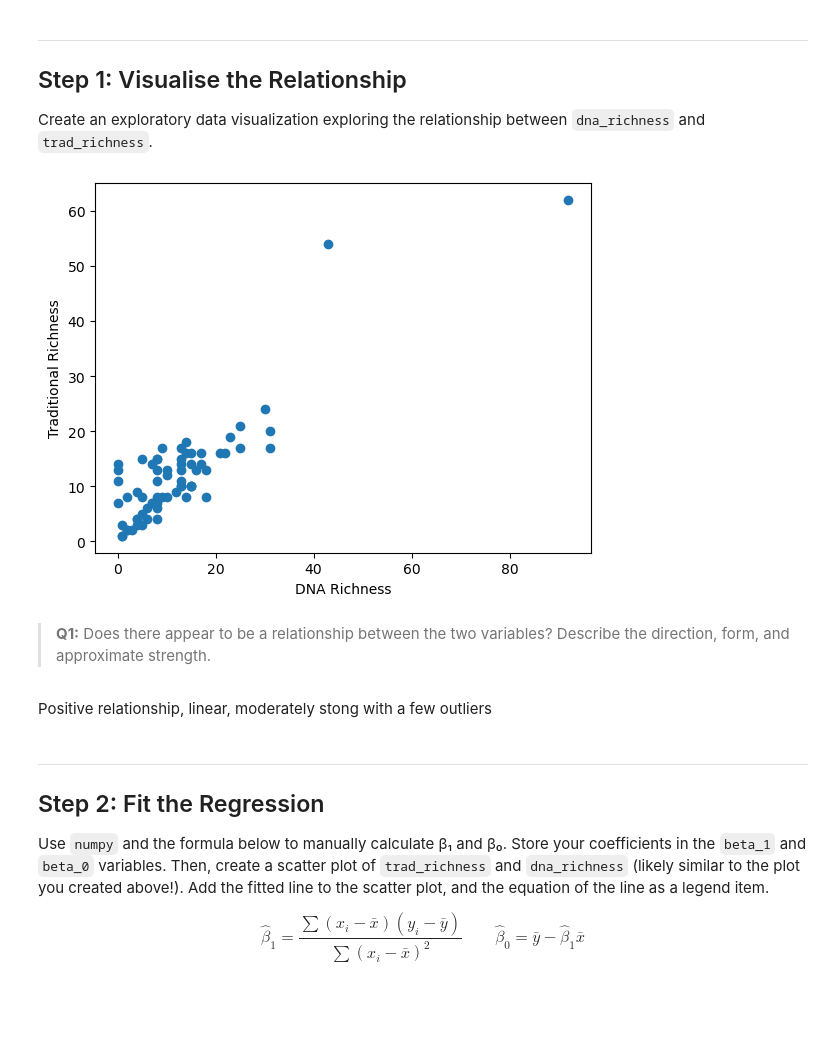
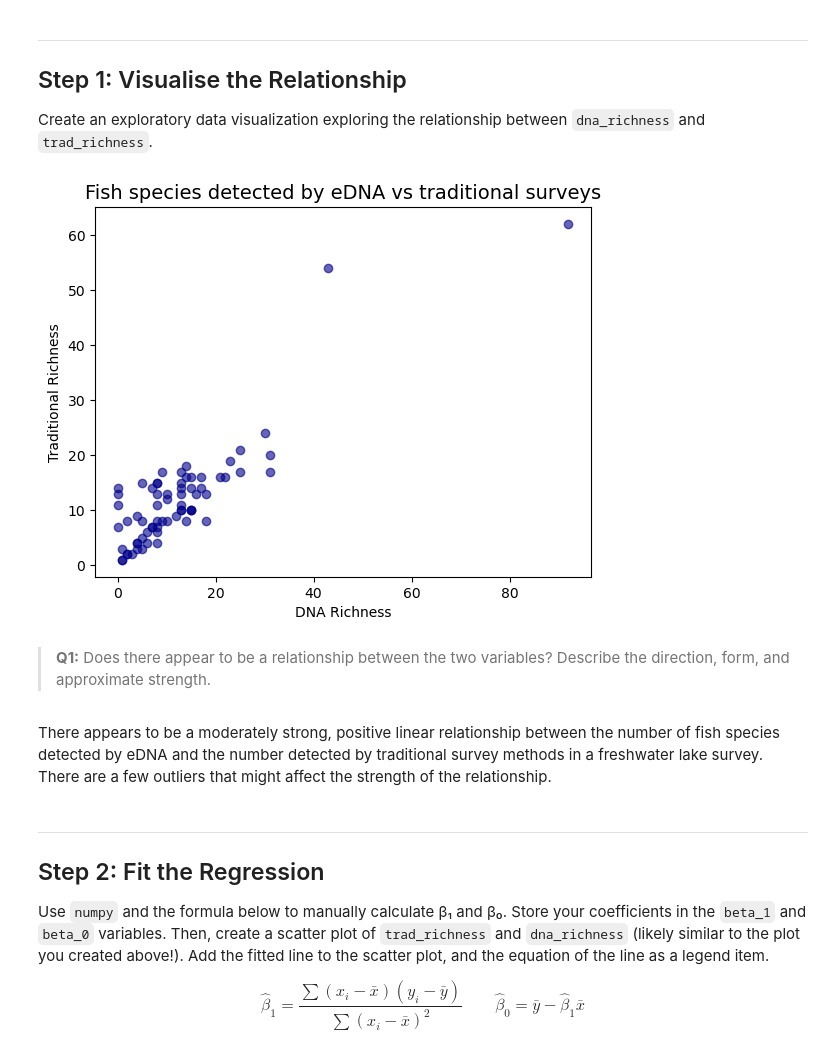
Before and after one commit to avarobillard/assignment-1, a Jupyter notebook: task2/hw1-task2.ipynb, the cells around one changed output. Drawn from its saved outputs; the diff is of its cells as text; code cells hidden in the pictures; blank space fills up the shorter version.

```diff
--- a/task2/hw1-task2.ipynb
+++ b/task2/hw1-task2.ipynb
@@ -62,17 +62,18 @@ df.head()
 
 Create an exploratory data visualization exploring the relationship between `dna_richness` and `trad_richness`.
 # %%
-
-plt.scatter(df['dna_richness'], df['trad_richness'])
+# Explore relationship
+plt.scatter(df['dna_richness'], df['trad_richness'], alpha = 0.6, color = "darkblue")
 plt.xlabel('DNA Richness')
 plt.ylabel('Traditional Richness')
+plt.title('Fish species detected by eDNA vs traditional surveys', size = 14)
 plt.show()
 # %% [output]
-[figure, old version]
+[figure, new version]
 # %% [markdown]
 > **Q1:** Does there appear to be a relationship between the two variables? Describe the direction, form, and approximate strength.
 # %% [markdown]
-Positive relationship, linear, moderately stong with a few outliers
+There appears to be a moderately strong, positive linear relationship between the number of fish species detected by eDNA and the number detected by traditional survey methods in a freshwater lake survey. There are a few outliers that might affect the strength of the relationship.
 # %% [markdown]
 <!-- END QUESTION -->
 
```
Also changed, not shown: parts of 11 cells of this notebook.
